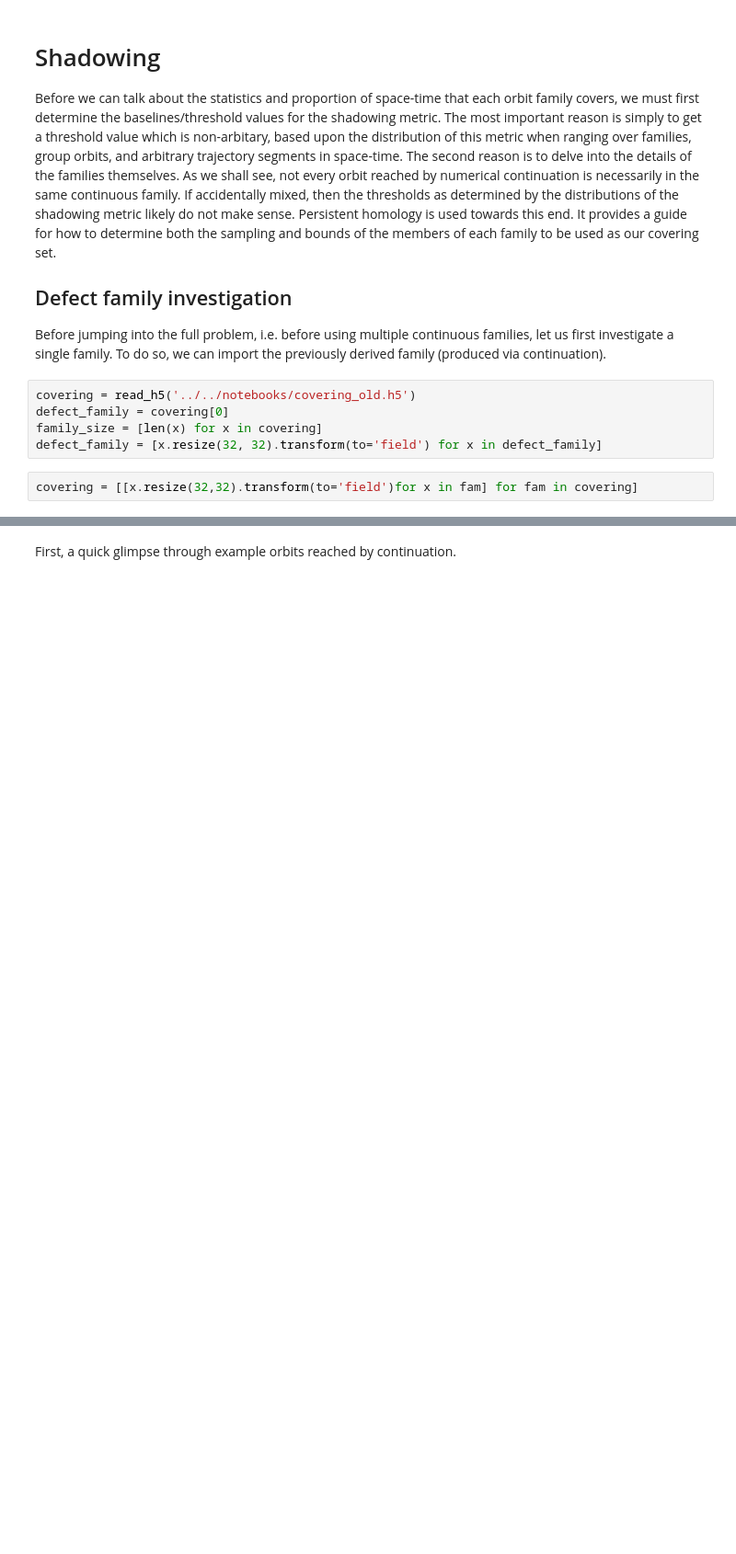
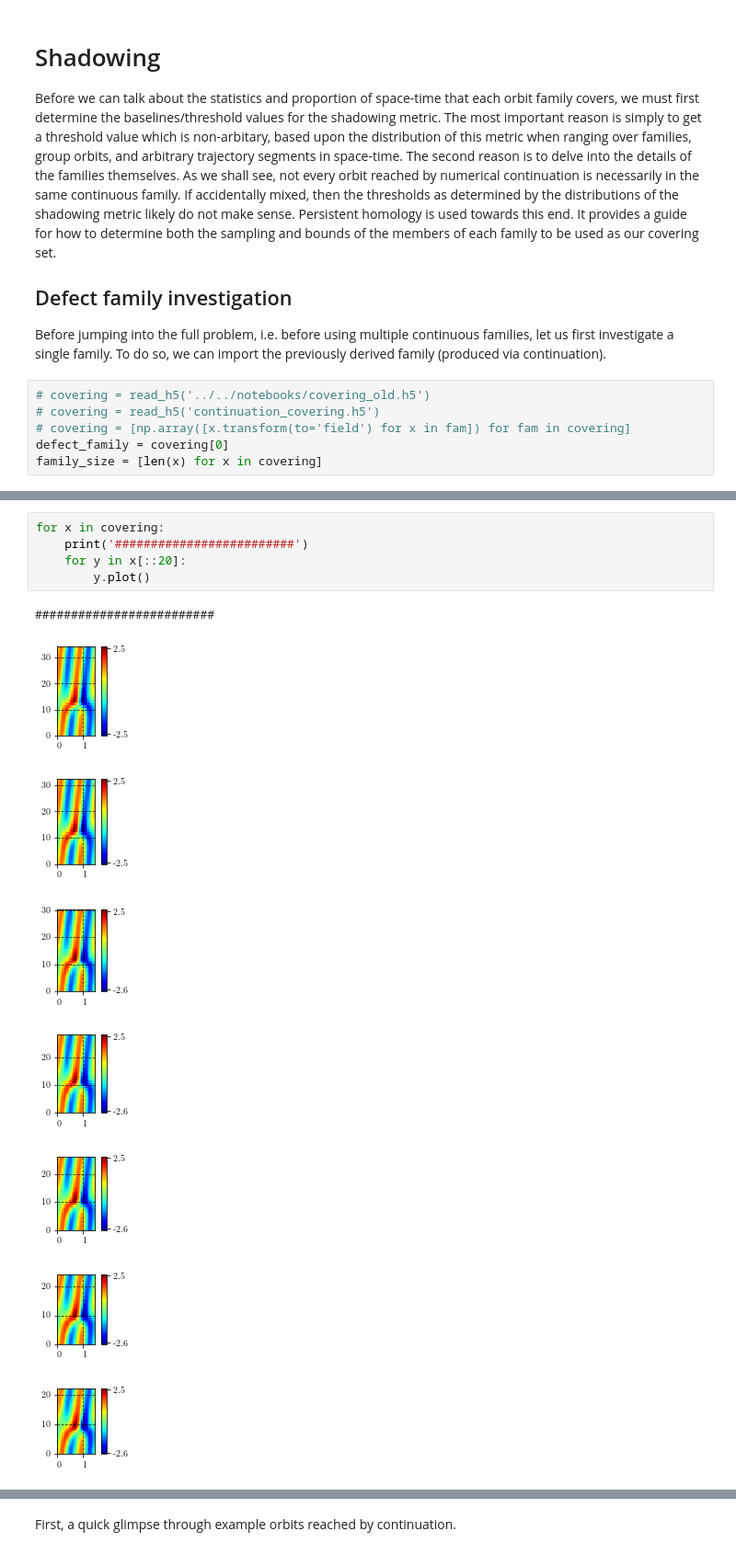
Before and after one commit to chaotic-systems/orbithunter, a Jupyter notebook: notebooks/shadowing.ipynb, the cells around one changed output, grey strips where cells are left out. Shown at 92% size. Cells and saved outputs as stored; diff of their text form; blank space fills up the shorter version.

```diff
--- a/notebooks/shadowing.ipynb
+++ b/notebooks/shadowing.ipynb
@@ -26,9 +61,8 @@ as our covering set.
 Before jumping into the full problem, i.e. before using multiple continuous families, let us first investigate
 a single family. To do so, we can import the previously derived family (produced via continuation).
 # %%
-covering = read_h5('../../notebooks/covering_old.h5')
+# covering = read_h5('../../notebooks/covering_old.h5')
+# covering = read_h5('continuation_covering.h5')
+# covering = [np.array([x.transform(to='field') for x in fam]) for fam in covering]
 defect_family = covering[0]
 family_size = [len(x) for x in covering]
-defect_family = [x.resize(32, 32).transform(to='field') for x in defect_family]
-# %%
-covering = [[x.resize(32,32).transform(to='field')for x in fam] for fam in covering]
@@ -36,0 +75,14 @@ defect_family = sorted(defect_family, key=lambda x : x.x)
+# %%
+for x in covering:
+    print('#########################')
+    for y in x[::20]:
+        y.plot()
+# %% [output]
+#########################
+[figure, added]
+[figure, added]
+[figure, added]
+[figure, added]
+[figure, added]
+[figure, added]
+[figure, added]
```
Also changed, not shown: parts of 96 cells of this notebook, 4 other files.
